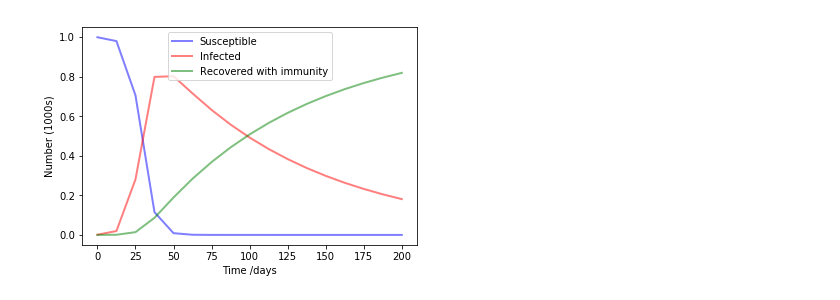
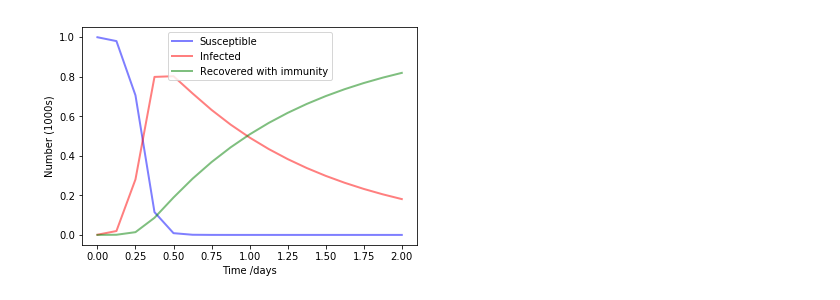
Before and after one commit to katnquinn/Bounding_Model_Predictions, a Jupyter notebook: SIR.ipynb, the cells around one changed output. Saved outputs shown, nothing was run; the diff lists cells and outputs as text; code cells hidden in the pictures.

```diff
--- a/SIR.ipynb
+++ b/SIR.ipynb
@@ -28,38 +36,30 @@ def openThing(file):
 # %%
 # Total population, N.
 N = 1000
 # Initial number of infected and recovered individuals, I0 and R0.
 I0, R0 = 1, 0
 # Everyone else, S0, is susceptible to infection initially.
 S0 = N - I0 - R0
 # Contact rate, beta, and mean recovery rate, gamma, (in 1/days).
-beta, gamma = 0.25, 0.01
+beta, gamma = 25, 1
 # A grid of time points (in days)
-t = np.linspace(0, 200, 17)
-
-# The SIR model differential equations.
-def deriv(y, t, N, beta, gamma):
-    S, I, R = y
-    dSdt = -beta * S * I / N
-    dIdt = beta * S * I / N - gamma * I
-    dRdt = gamma * I
-    return dSdt, dIdt, dRdt
+t = np.linspace(0, 2, 17)
 
 # Initial conditions vector
 y0 = S0, I0, R0
 # Integrate the SIR equations over the time grid, t.
 ret = odeint(deriv, y0, t, args=(N, beta, gamma))
 S, I, R = ret.T
 
 # Plot the data on three separate curves for S(t), I(t) and R(t)
 fig = plt.figure(facecolor='w')
 ax = fig.add_subplot(111)
 ax.plot(t, S/1000, 'b', alpha=0.5, lw=2, label='Susceptible')
 ax.plot(t, I/1000, 'r', alpha=0.5, lw=2, label='Infected')
 ax.plot(t, R/1000, 'g', alpha=0.5, lw=2, label='Recovered with immunity')
 ax.set_xlabel('Time /days')
 ax.set_ylabel('Number (1000s)')
 ax.legend()
 plt.show()
 # %% [output]
-[figure, old version]
+[figure, new version]
```
Also changed, not shown: parts of 7 cells of this notebook.
